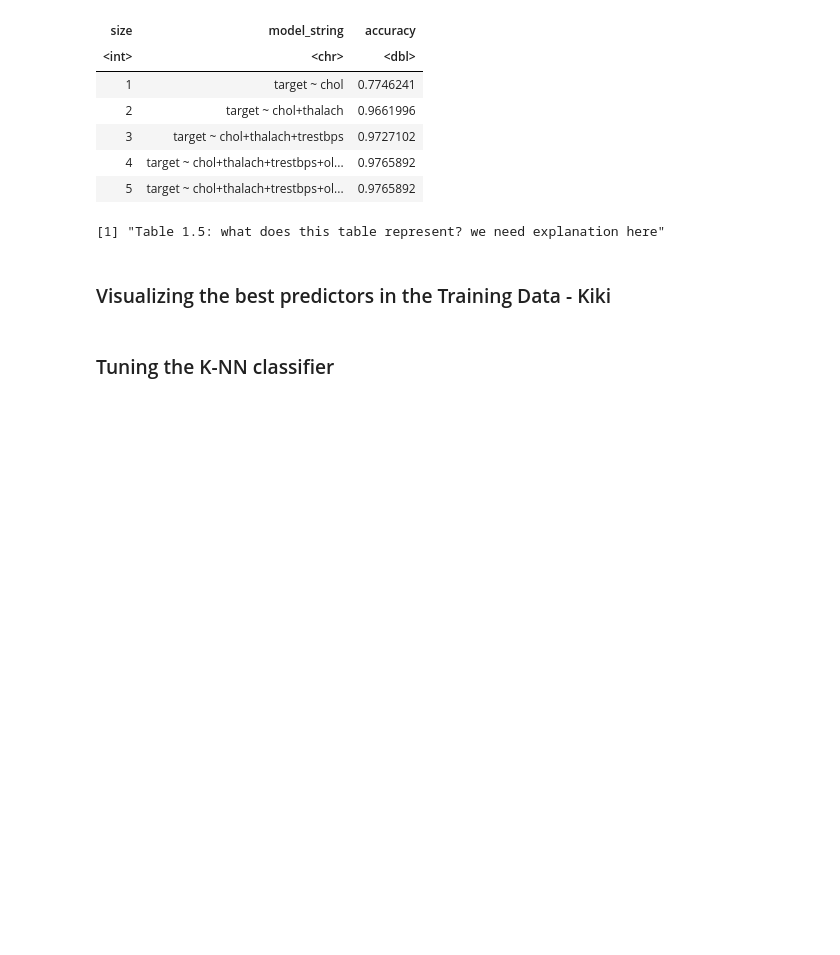
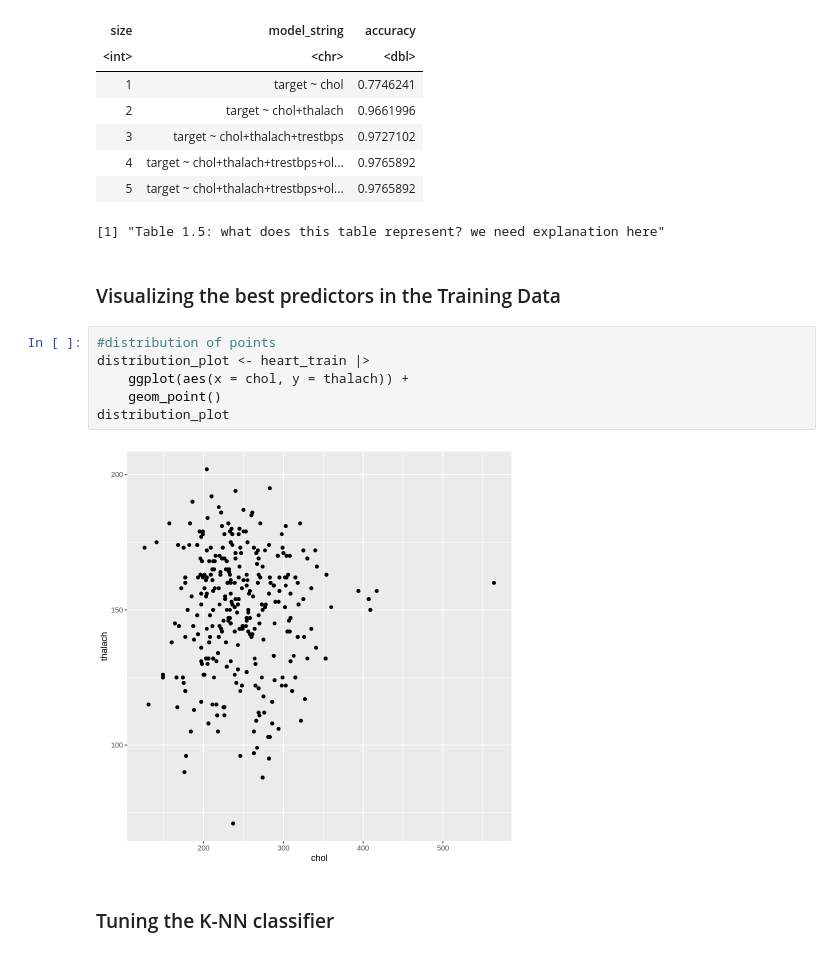
Before and after one commit to bowencu/dsci100groupproject, a Jupyter notebook: group_project_report.ipynb, the cells around one changed output. Cells and saved outputs as stored; diff of their text form; blank space fills up the shorter version.

```diff
--- a/group_project_report.ipynb
+++ b/group_project_report.ipynb
@@ -275,7 +259,15 @@ A tibble: 5 × 3
 | 5 | target ~ chol+thalach+trestbps+ol... | 0.9765892 |
 [1] "Table 1.5: what does this table represent? we need explanation here"
 # %% [markdown]
-### Visualizing the best predictors in the Training Data - Kiki
+### Visualizing the best predictors in the Training Data
+# %%
+#distribution of points
+distribution_plot <- heart_train |>
+    ggplot(aes(x = chol, y = thalach)) +
+    geom_point()
+distribution_plot
+# %% [output]
+[figure, added]
 # %% [markdown]
 ### Tuning the K-NN classifier
 # %%
```
Also changed, not shown: parts of 6 cells of this notebook.
